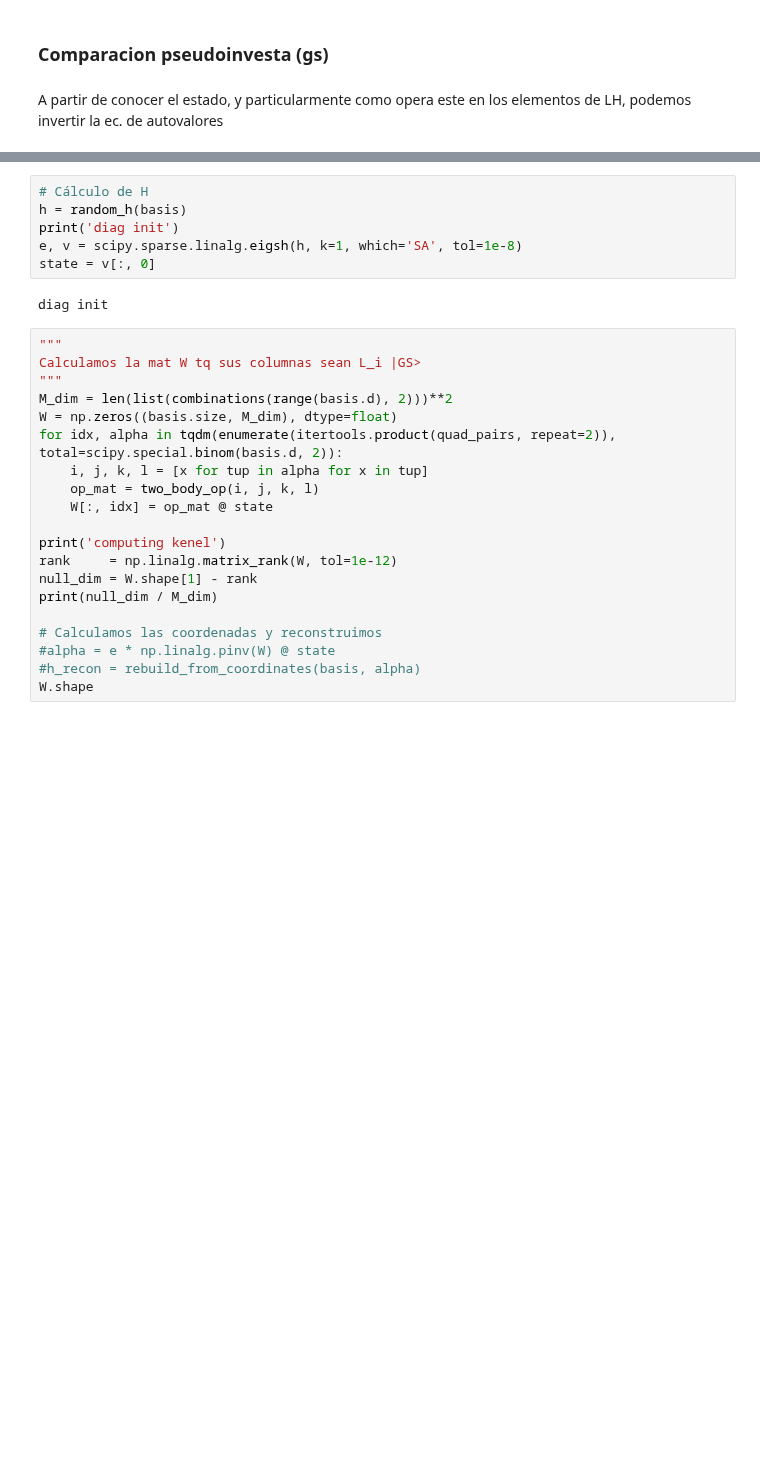
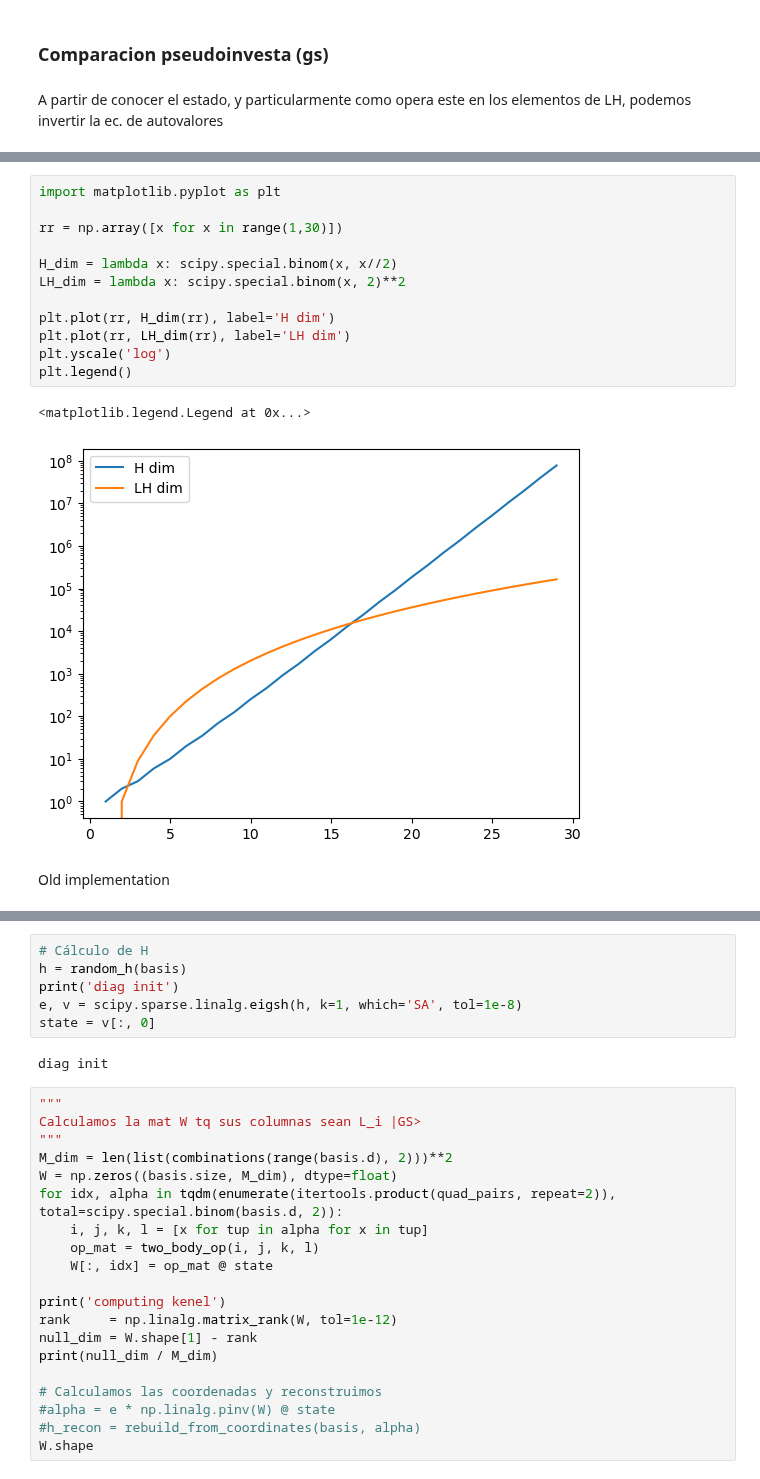
Before and after one commit to aguschanchu/FermionicML, a Jupyter notebook: FermionicML_thermal_2body.ipynb, the cells around one changed output, grey strips where cells are left out. Saved outputs shown, nothing was run; the diff lists cells and outputs as text; blank space fills up the shorter version.

```diff
--- a/FermionicML_thermal_2body.ipynb
+++ b/FermionicML_thermal_2body.ipynb
@@ -2227,3 +2114,20 @@ A partir de conocer el estado, y particularmente como opera este en los elemento
+# %%
+import matplotlib.pyplot as plt
+
+rr = np.array([x for x in range(1,30)])
+
+H_dim = lambda x: scipy.special.binom(x, x//2)
+LH_dim = lambda x: scipy.special.binom(x, 2)**2
+
+plt.plot(rr, H_dim(rr), label='H dim')
+plt.plot(rr, LH_dim(rr), label='LH dim')
+plt.yscale('log')
+plt.legend()
+# %% [output]
+<matplotlib.legend.Legend at 0x...>
+[figure, added]
+# %% [markdown]
+Old implementation
 # %%
 from functools import lru_cache
 
```
Also changed, not shown: parts of 27 cells of this notebook.
